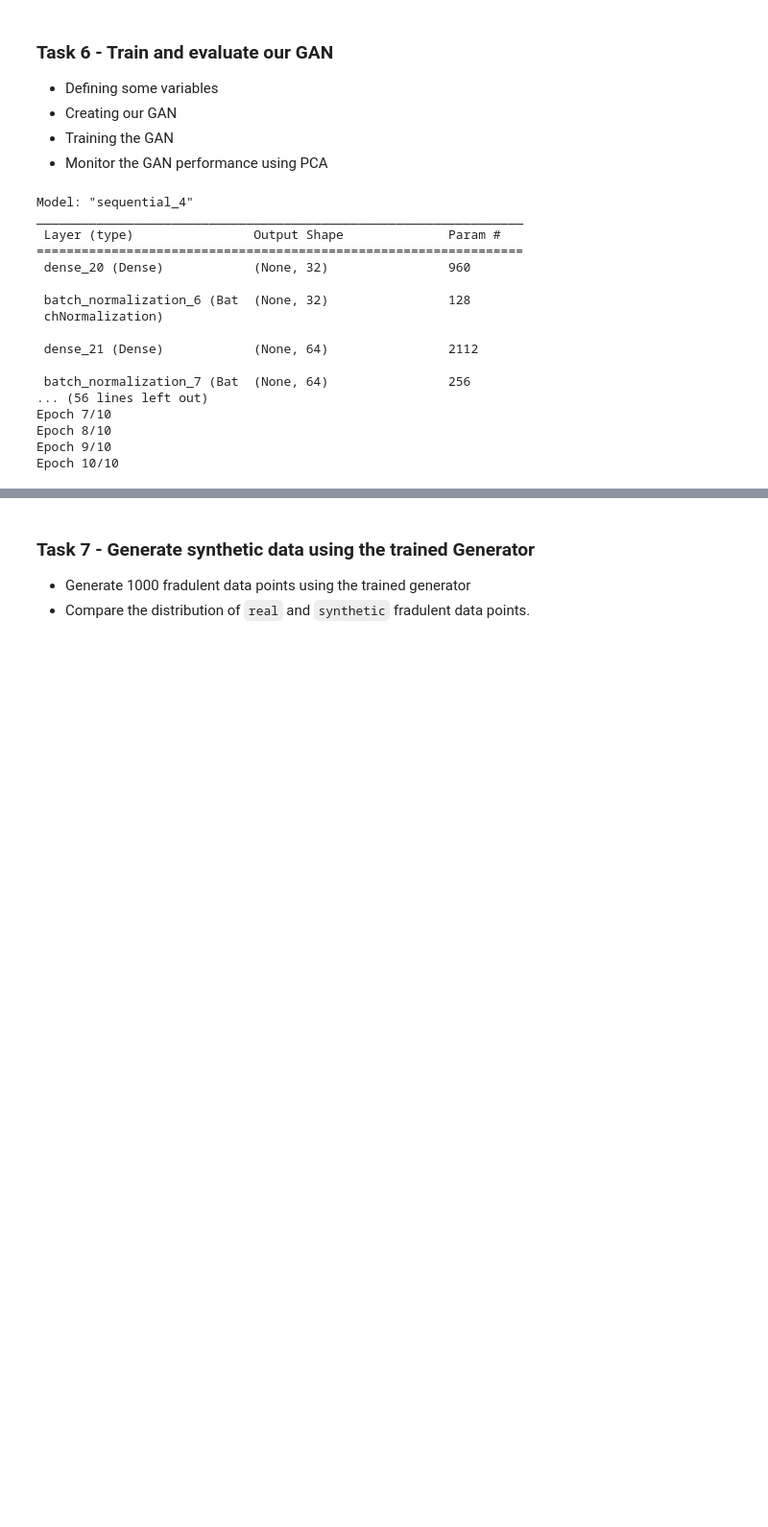
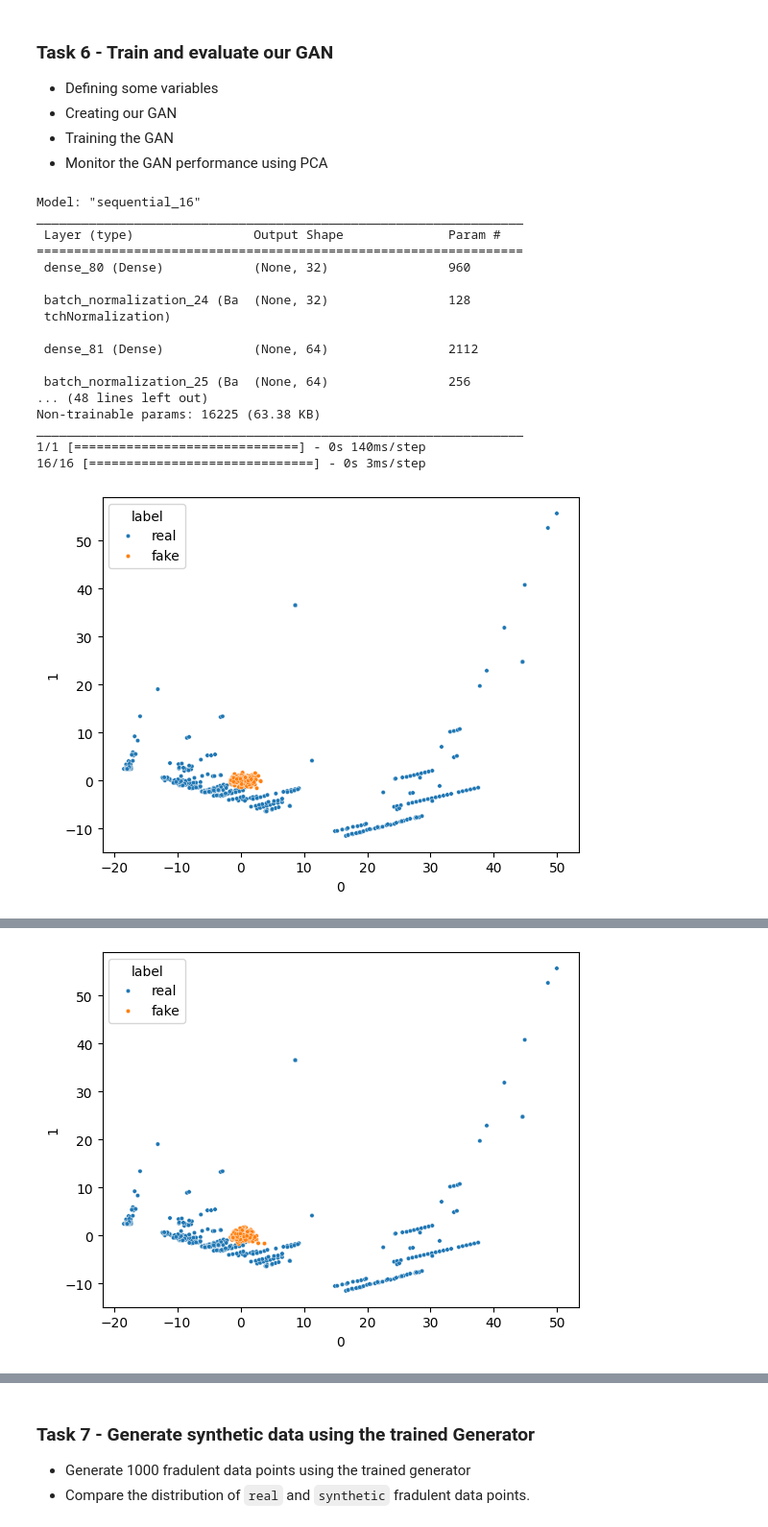
Before and after one commit to drnikhiljon/deeplearning, a Jupyter notebook: GAN_Notebook.ipynb, the cells around one changed output, grey strips where cells are left out. Shown at 96% size. Cells and saved outputs as stored; diff of their text form; code cells hidden in the pictures; blank space fills up the shorter version.

```diff
--- a/GAN_Notebook.ipynb
+++ b/GAN_Notebook.ipynb
@@ -172,7 +172,7 @@ def build_generator():
     model.add(Dense(128,activation ='relu'))
     model.add(BatchNormalization())
 
-    model.add(Dense(29,activation ='relu'))
+    model.add(Dense(29,activation ='linear'))
     model.summary()
 
     return model
@@ -298,36 +298,46 @@ def monitor_generator(generator):
 # %%
 generator = build_generator()
 discriminator = build_discriminator()
 gan = build_gan(generator,discriminator)
 gan.compile(optimizer = 'adam', loss = 'binary_crossentropy')
 
-num_epochs = 10
-batch_size = 64
+num_epochs = 100  #hyperparameters
+batch_size = 32
 half_batch = int(batch_size / 2)
 
 for epoch in range(num_epochs):
 
   X_fake = generate_synthetic_data(generator, half_batch)
   Y_fake = np.zeros((half_batch, 1))
 
   X_real = data_fraud.drop("Class", axis = 1).sample(half_batch)
   Y_real = np.ones((half_batch, 1))
-  print(f"Epoch {epoch + 1}/{num_epochs}")
+
+  discriminator.trainable = True
+  discriminator.train_on_batch(X_real, Y_real)
+  discriminator.train_on_batch(X_fake, Y_fake)
+
+  noise = np.random.normal(0,1,(batch_size, 29))
+  gan.train_on_batch(noise, np.ones((batch_size,1)))
+
+  if epoch%10 == 0:
+    monitor_generator(generator)
 # %% [output]
-Model: "sequential_4"
+Model: "sequential_16"
 _________________________________________________________________
  Layer (type)                Output Shape              Param #
 =================================================================
- dense_20 (Dense)            (None, 32)                960
+ dense_80 (Dense)            (None, 32)                960
 
- batch_normalization_6 (Bat  (None, 32)                128
- chNormalization)
+ batch_normalization_24 (Ba  (None, 32)                128
+ tchNormalization)
 
- dense_21 (Dense)            (None, 64)                2112
+ dense_81 (Dense)            (None, 64)                2112
 
- batch_normalization_7 (Bat  (None, 64)                256
-... (56 lines left out)
-Epoch 7/10
-Epoch 8/10
-Epoch 9/10
-Epoch 10/10
+ batch_normalization_25 (Ba  (None, 64)                256
+... (48 lines left out)
+Non-trainable params: 16225 (63.38 KB)
+_________________________________________________________________
+1/1 [==============================] - 0s 140ms/step
+16/16 [==============================] - 0s 3ms/step
+[figure, added]
@@ -333,0 +355 @@ Epoch 10/10
+[figure, added]
```
Also changed, not shown: parts of 3 cells of this notebook.
